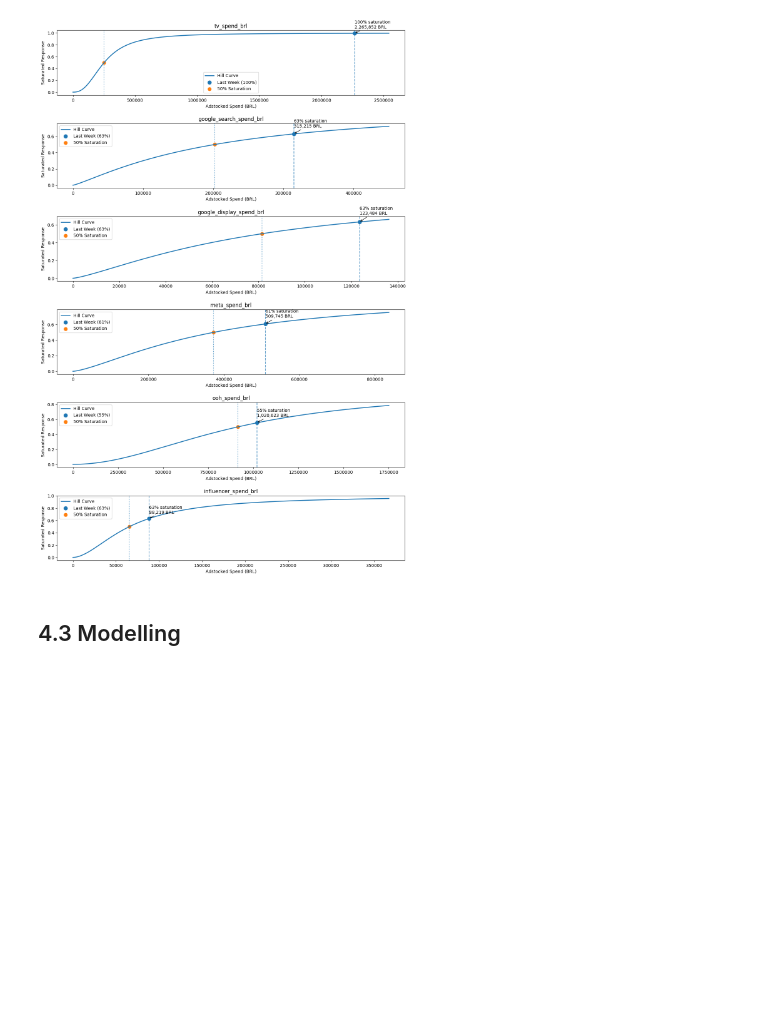
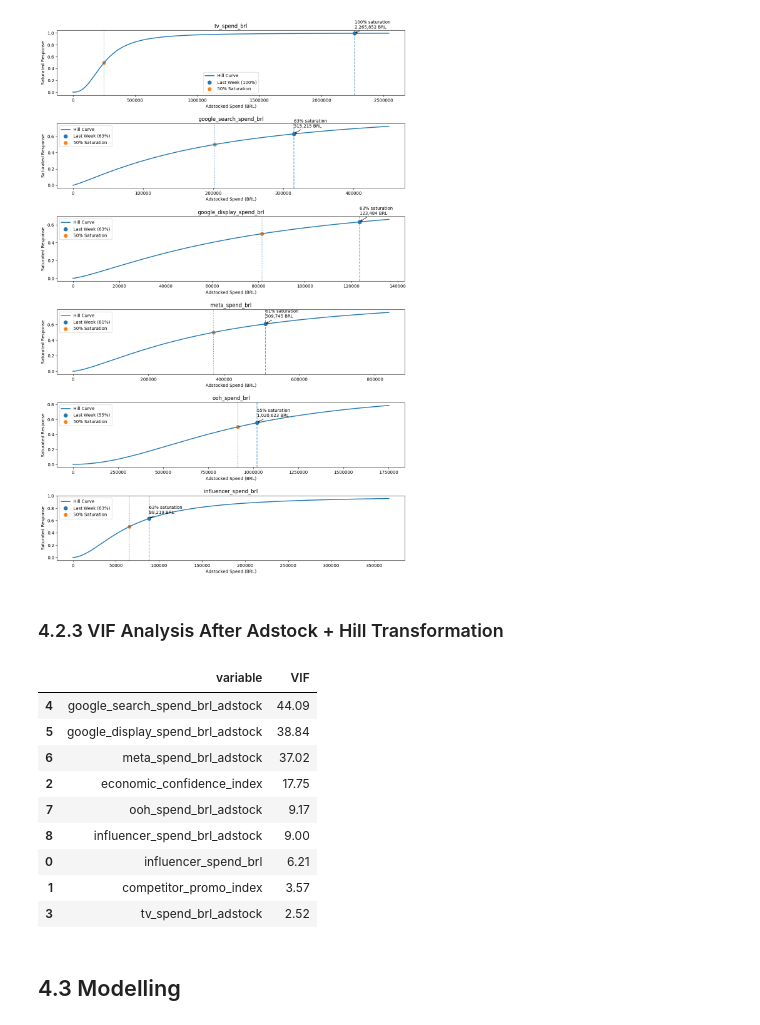
Before and after one commit to TiagoTBarreto/MMM_VAREJO_360, a Jupyter notebook: Case_Tecnico_Uncover_MMM.ipynb, the cells around one changed output. Cells and saved outputs as stored; diff of their text form; code cells hidden in the pictures; blank space fills up the shorter version.

Commit message:
VIF Analysis After Adstock + Hill Transformation

```diff
--- a/Case_Tecnico_Uncover_MMM.ipynb
+++ b/Case_Tecnico_Uncover_MMM.ipynb
@@ -890,6 +882,37 @@ plt.tight_layout()
 plt.show()
 # %% [output]
 [figure]
+# %% [markdown]
+### 4.2.3 VIF Analysis After Adstock + Hill Transformation
+# %%
+cols = [
+    "influencer_spend_brl",
+    "competitor_promo_index",
+    "economic_confidence_index"
+] + df_mmm.columns[df_mmm.columns.str.contains('hill')].tolist()
+
+X = df_mmm[cols].copy()
+
+# remove NA se tiver
+X = X.dropna()
+
+# calcula VIF
+vif = pd.DataFrame()
+vif["variable"] = X.columns
+vif["VIF"] = [variance_inflation_factor(X.values, i) for i in range(X.shape[1])]
+
+vif.sort_values("VIF", ascending=False)
+# %% [output]
+|  | variable | VIF |
+| 4 | google_search_spend_brl_adstock | 44.09 |
+| 5 | google_display_spend_brl_adstock | 38.84 |
+| 6 | meta_spend_brl_adstock | 37.02 |
+| 2 | economic_confidence_index | 17.75 |
+| 7 | ooh_spend_brl_adstock | 9.17 |
+| 8 | influencer_spend_brl_adstock | 9.00 |
+| 0 | influencer_spend_brl | 6.21 |
+| 1 | competitor_promo_index | 3.57 |
+| 3 | tv_spend_brl_adstock | 2.52 |
 # %% [markdown]
 ## 4.3 Modelling
 # %% [markdown]
```
Also changed, not shown: parts of 4 cells of this notebook.
